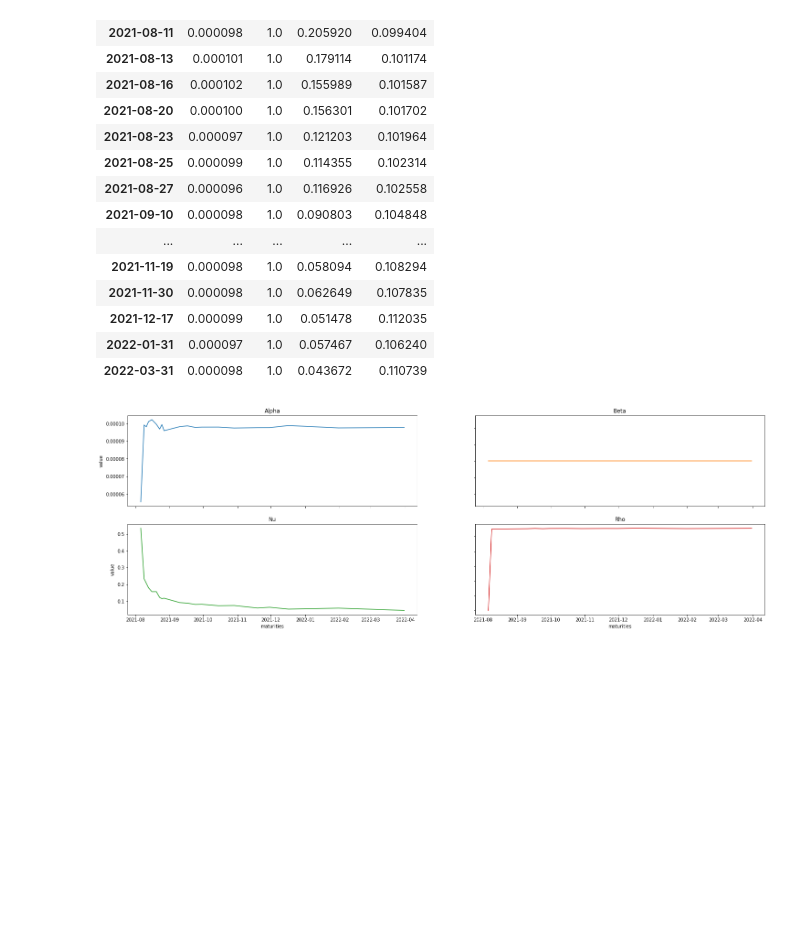
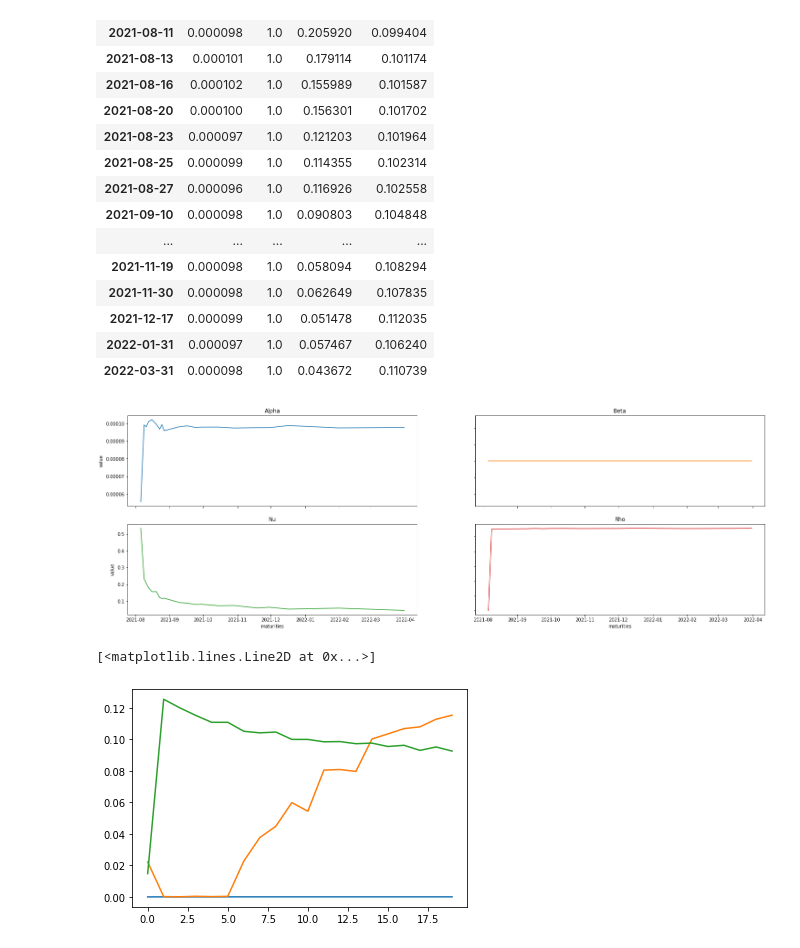
Before and after one commit to lucasomigli/SABR-volatility-models, a Jupyter notebook: ql_model.ipynb, the cells around one changed output. Cells and saved outputs as stored; diff of their text form; code cells hidden in the pictures; blank space fills up the shorter version.

```diff
--- a/ql_model.ipynb
+++ b/ql_model.ipynb
@@ -148,28 +148,31 @@ def volatilitySmileSABR(maturity, shift=0, beta=1):
 
 
     result = minimize(f, x, constraints=cons)
+    error = result['fun']
     [alpha, beta, nu, rho] = result['x']
 
     newVols = [ql.sabrVolatility(strike, fwd, expiryTime, alpha, beta, nu, rho) for strike in strikes]
 
-    return (newVols, {"alpha": alpha, "beta": beta, "nu": nu, "rho": rho})
+    return dict(vols=newVols, error=error, params={"alpha": alpha, "beta": beta, "nu": nu, "rho": rho})
 # %%
-def volatilitySurfaceSABR():
+def volatilitySurfaceSABR(method="normal", beta=1, shift=0):
 
-    vol_surface_vector, alpha, beta, nu, rho = [], [], [], [], []
+    vol_surface_vector, errors, _alpha, _beta, _nu, _rho = [], [], [], [], [], []
 
     for m in maturities:
-        volSABR = volatilitySmileSABR(maturity=m, beta=1)
+        volSABR = volatilitySmileSABR(maturity=m, beta=beta, shift=shift)
 
-        alpha.append(volSABR[1]["alpha"])
-        beta.append(volSABR[1]["beta"])
-        nu.append(volSABR[1]["nu"])
-        rho.append(volSABR[1]["rho"])
+        _alpha.append(volSABR["params"]["alpha"])
+        _beta.append(volSABR["params"]["beta"])
+        _nu.append(volSABR["params"]["nu"])
+        _rho.append(volSABR["params"]["rho"])
 
-        smile = volSABR[0]
+        errors.append(volSABR["error"])
+
+        smile = volSABR["vols"]
         vol_surface_vector.extend(smile)
 
-    return dict(vols=vol_surface_vector, a=alpha, b=beta, n=nu, r=rho)
+    return dict(vols=vol_surface_vector, e=errors, a=_alpha, b=_beta, n=_nu, r=_rho)
 
 volatility_surface = volatilitySurfaceSABR()
 x = pd.to_numeric(df["Date"])
@@ -218,3 +221,14 @@ pd.DataFrame(data=d, index=maturities)
 | 2022-01-31 | 0.000097 | 1.0 | 0.057467 | 0.106240 |
 | 2022-03-31 | 0.000098 | 1.0 | 0.043672 | 0.110739 |
 [figure]
+# %%
+method1 = volatilitySurfaceSABR(beta=1, shift=0)
+method2 = volatilitySurfaceSABR(beta=.5, shift=0)
+method3 = volatilitySurfaceSABR(method="free-boundary", beta=.1, shift=0)
+
+plt.plot(method1["a"])
+plt.plot(method2["a"])
+plt.plot(method3["a"])
+# %% [output]
+[<matplotlib.lines.Line2D at 0x...>]
+[figure, added]
```
Also changed, not shown: parts of 2 cells of this notebook.
